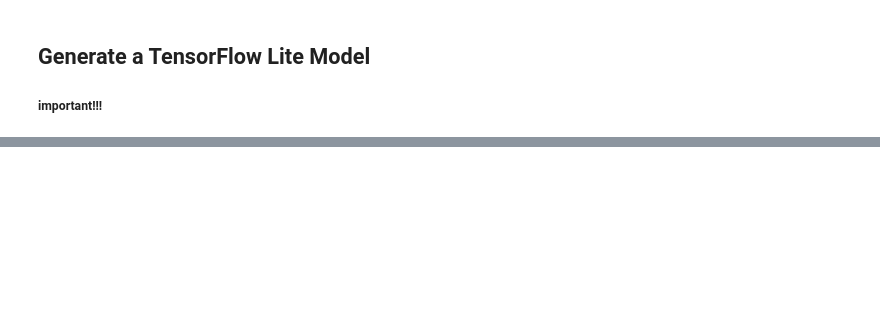
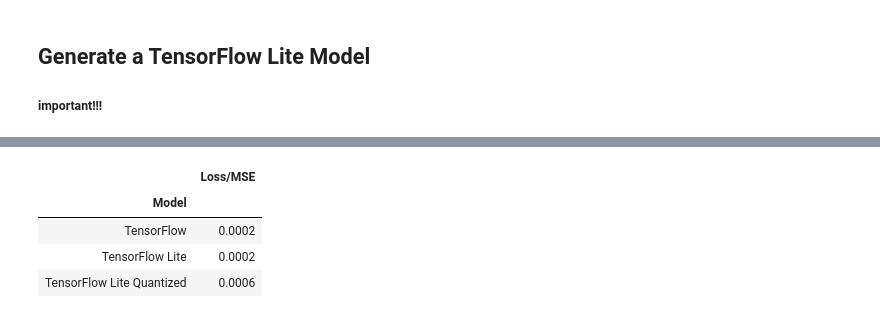
Before and after one commit to phoenixmy/Dive-into-DL-PyTorch, a Jupyter notebook: code/TinyML/C04 - HelloWorld.ipynb, the cells around one changed output, grey strips where cells are left out. Cells and saved outputs as stored; diff of their text form; code cells hidden in the pictures; blank space fills up the shorter version.

```diff
--- a/code/TinyML/C04 - HelloWorld.ipynb
+++ b/code/TinyML/C04 - HelloWorld.ipynb
@@ -399,0 +488,20 @@ plt.show()
+# %%
+# Calculate loss
+loss_tf, _ = model.evaluate(x_test, y_test, verbose=0)
+loss_no_quant_tflite = evaluate_tflite(model_no_quant_tflite, x_test, y_test)
+loss_tflite = evaluate_tflite(model_tflite, x_test, y_test)
+# %%
+# Compare loss
+df = pd.DataFrame.from_records(
+    [["TensorFlow", loss_tf],
+     ["TensorFlow Lite", loss_no_quant_tflite],
+     ["TensorFlow Lite Quantized", loss_tflite]],
+     columns = ["Model", "Loss/MSE"], index="Model").round(4)
+
+df
+# %% [output]
+|  | Loss/MSE |
+| Model |  |
+| TensorFlow | 0.0002 |
+| TensorFlow Lite | 0.0002 |
+| TensorFlow Lite Quantized | 0.0006 |
```
Also changed, not shown: parts of 11 cells of this notebook, 9 other files.
